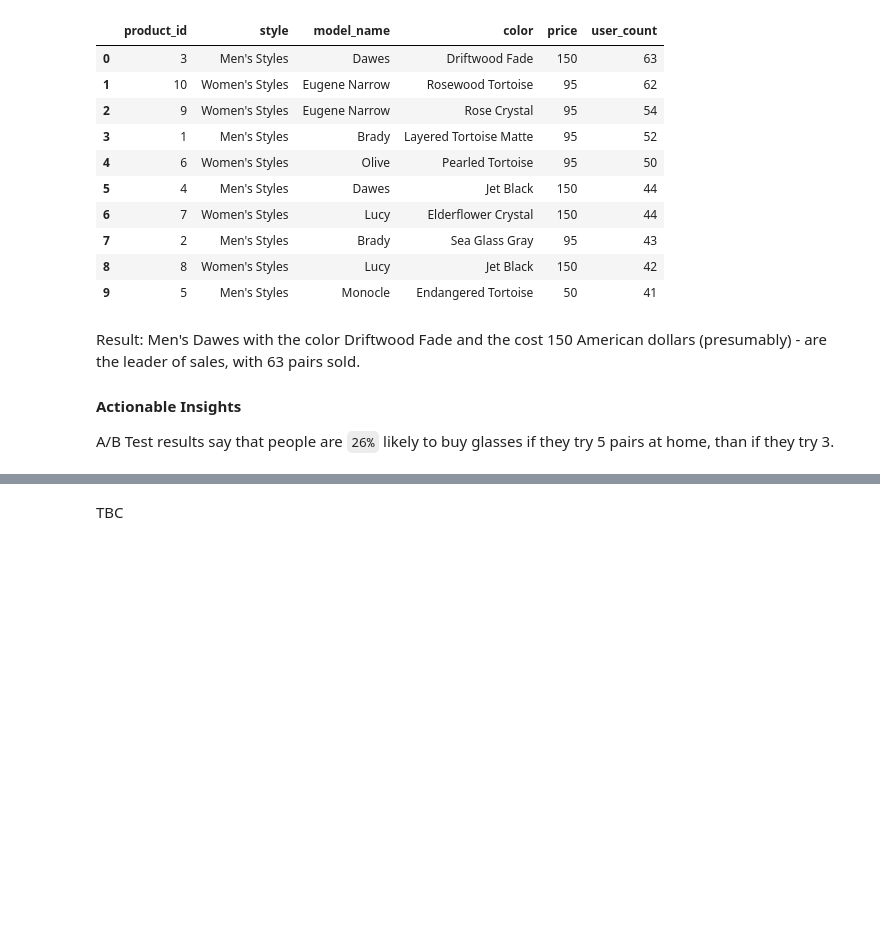
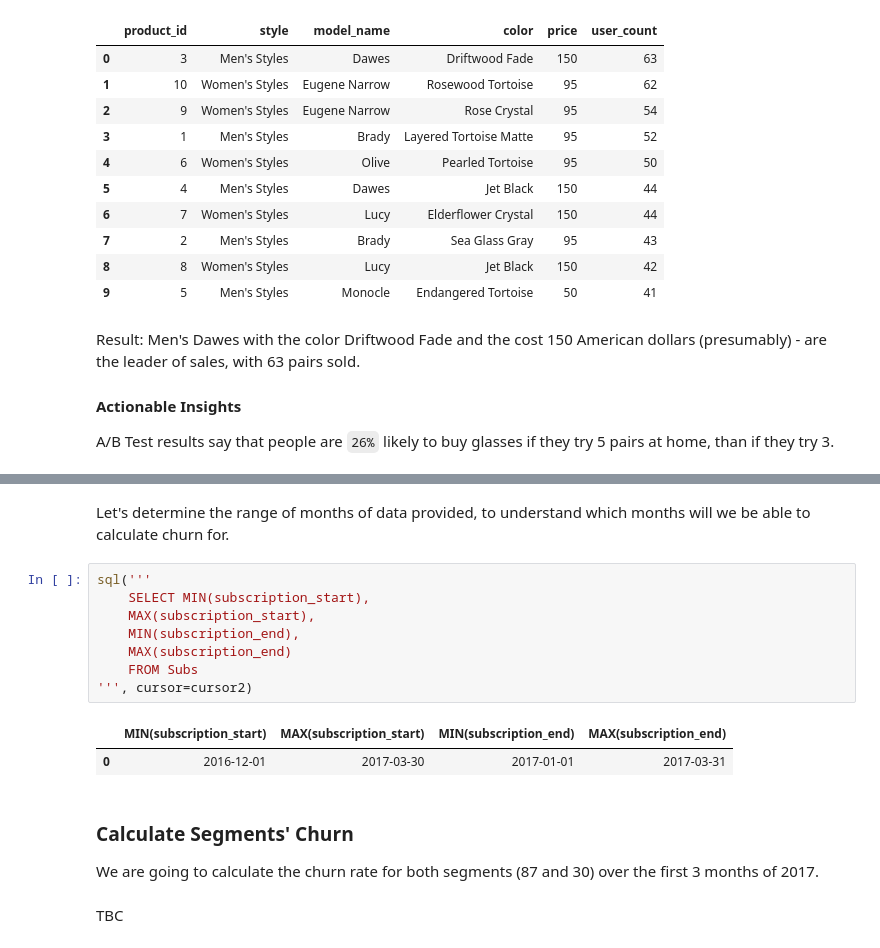
Before and after one commit to 3quetra/portfolio, a Jupyter notebook: sql/marketing_analysis.ipynb, the cells around one changed output, grey strips where cells are left out. Cells and saved outputs as stored; diff of their text form; blank space fills up the shorter version.

```diff
--- a/sql/marketing_analysis.ipynb
+++ b/sql/marketing_analysis.ipynb
@@ -446,2 +523,19 @@ To calculate the churn rate, we only will be considering users who are subscribe
+# %% [markdown]
+Let's determine the range of months of data provided, to understand which months will we be able to calculate churn for.
+# %%
+sql('''
+    SELECT MIN(subscription_start),
+    MAX(subscription_start),
+    MIN(subscription_end),
+    MAX(subscription_end)
+    FROM Subs
+''', cursor=cursor2)
+# %% [output]
+|  | MIN(subscription_start) | MAX(subscription_start) | MIN(subscription_end) | MAX(subscription_end) |
+| 0 | 2016-12-01 | 2017-03-30 | 2017-01-01 | 2017-03-31 |
+# %% [markdown]
+### Calculate Segments' Churn
+
+We are going to calculate the churn rate for both segments (87 and 30) over the first 3 months of 2017.
 # %% [markdown]
 TBC
```
Also changed, not shown: parts of 11 cells of this notebook.
